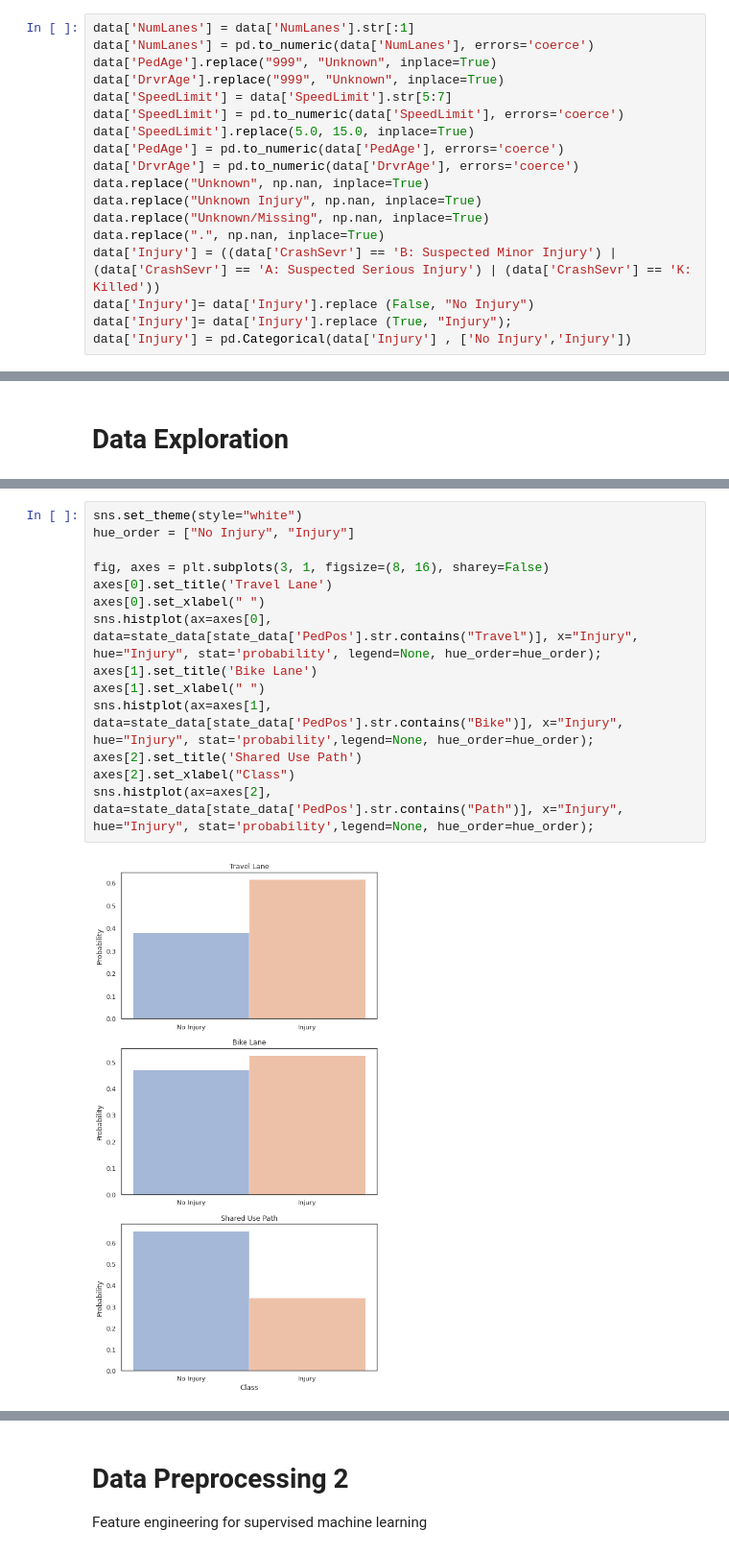
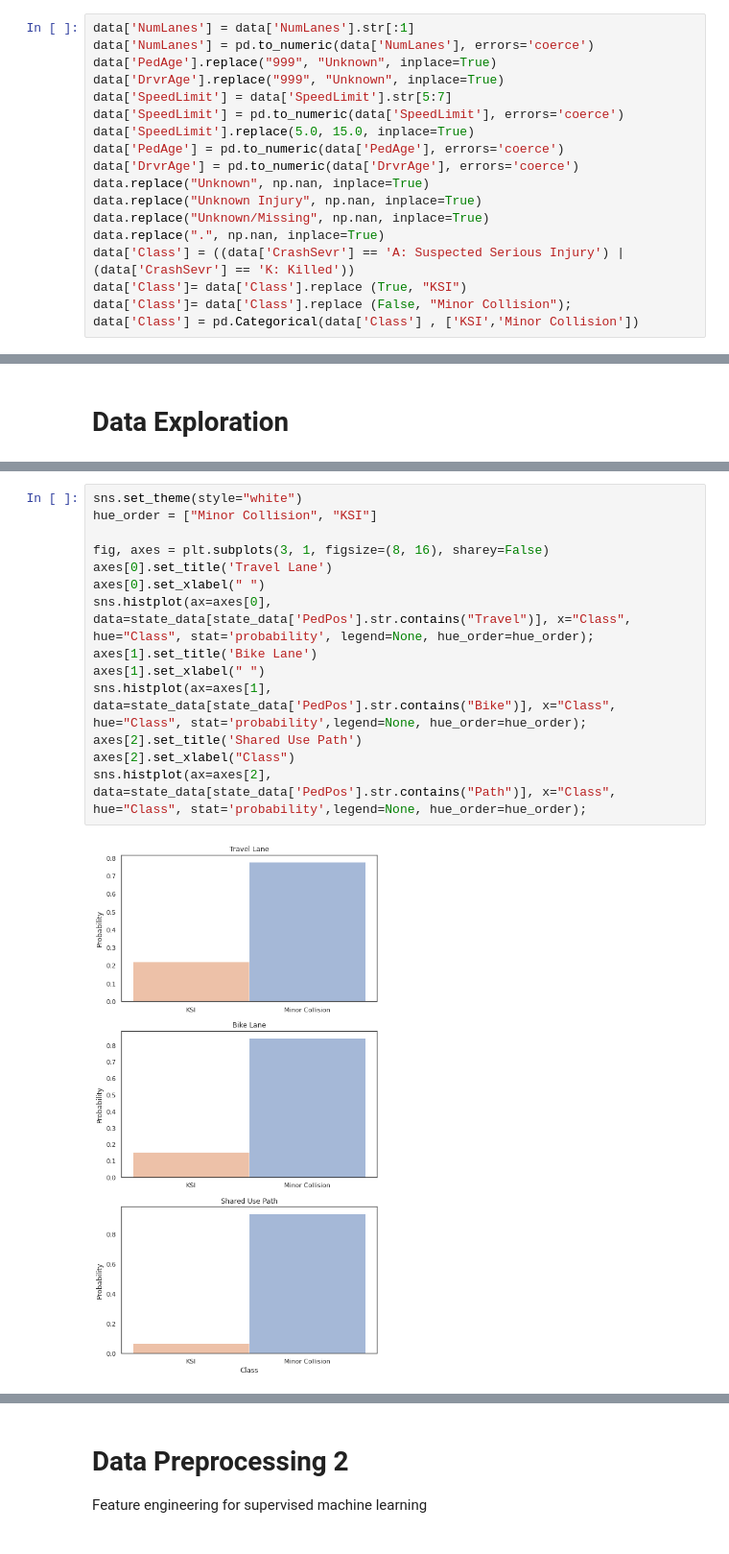
Before and after one commit to DannyMathieson/Urban_Analytics_Cycling, a Jupyter notebook: CS5834_Final_Project.ipynb, the cells around one changed output, grey strips where cells are left out. Shown at 96% size. Cells and saved outputs as stored; diff of their text form.

```diff
--- a/CS5834_Final_Project.ipynb
+++ b/CS5834_Final_Project.ipynb
@@ -66,7 +66,7 @@ data.replace("Unknown", np.nan, inplace=True)
 data.replace("Unknown Injury", np.nan, inplace=True)
 data.replace("Unknown/Missing", np.nan, inplace=True)
 data.replace(".", np.nan, inplace=True)
-data['Injury'] = ((data['CrashSevr'] == 'B: Suspected Minor Injury') | (data['CrashSevr'] == 'A: Suspected Serious Injury') | (data['CrashSevr'] == 'K: Killed'))
-data['Injury']= data['Injury'].replace (False, "No Injury")
-data['Injury']= data['Injury'].replace (True, "Injury");
-data['Injury'] = pd.Categorical(data['Injury'] , ['No Injury','Injury'])
+data['Class'] = ((data['CrashSevr'] == 'A: Suspected Serious Injury') | (data['CrashSevr'] == 'K: Killed'))
+data['Class']= data['Class'].replace (True, "KSI")
+data['Class']= data['Class'].replace (False, "Minor Collision");
+data['Class'] = pd.Categorical(data['Class'] , ['KSI','Minor Collision'])
@@ -142,19 +141,19 @@ ax.set(xlabel='Year', ylabel='Total');
 # %%
 sns.set_theme(style="white")
-hue_order = ["No Injury", "Injury"]
+hue_order = ["Minor Collision", "KSI"]
 
 fig, axes = plt.subplots(3, 1, figsize=(8, 16), sharey=False)
 axes[0].set_title('Travel Lane')
 axes[0].set_xlabel(" ")
-sns.histplot(ax=axes[0], data=state_data[state_data['PedPos'].str.contains("Travel")], x="Injury", hue="Injury", stat='probability', legend=None, hue_order=hue_order);
+sns.histplot(ax=axes[0], data=state_data[state_data['PedPos'].str.contains("Travel")], x="Class", hue="Class", stat='probability', legend=None, hue_order=hue_order);
 axes[1].set_title('Bike Lane')
 axes[1].set_xlabel(" ")
-sns.histplot(ax=axes[1], data=state_data[state_data['PedPos'].str.contains("Bike")], x="Injury", hue="Injury", stat='probability',legend=None, hue_order=hue_order);
+sns.histplot(ax=axes[1], data=state_data[state_data['PedPos'].str.contains("Bike")], x="Class", hue="Class", stat='probability',legend=None, hue_order=hue_order);
 axes[2].set_title('Shared Use Path')
 axes[2].set_xlabel("Class")
-sns.histplot(ax=axes[2], data=state_data[state_data['PedPos'].str.contains("Path")], x="Injury", hue="Injury", stat='probability',legend=None, hue_order=hue_order);
+sns.histplot(ax=axes[2], data=state_data[state_data['PedPos'].str.contains("Path")], x="Class", hue="Class", stat='probability',legend=None, hue_order=hue_order);
 # %% [output]
-[figure, old version]
+[figure, new version]
 # %%
 fig, axes = plt.subplots(2, 1, figsize=(8, 12), sharey=False)
 axes[0].set_title('Intersection')
```
Also changed, not shown: parts of 43 cells of this notebook.
